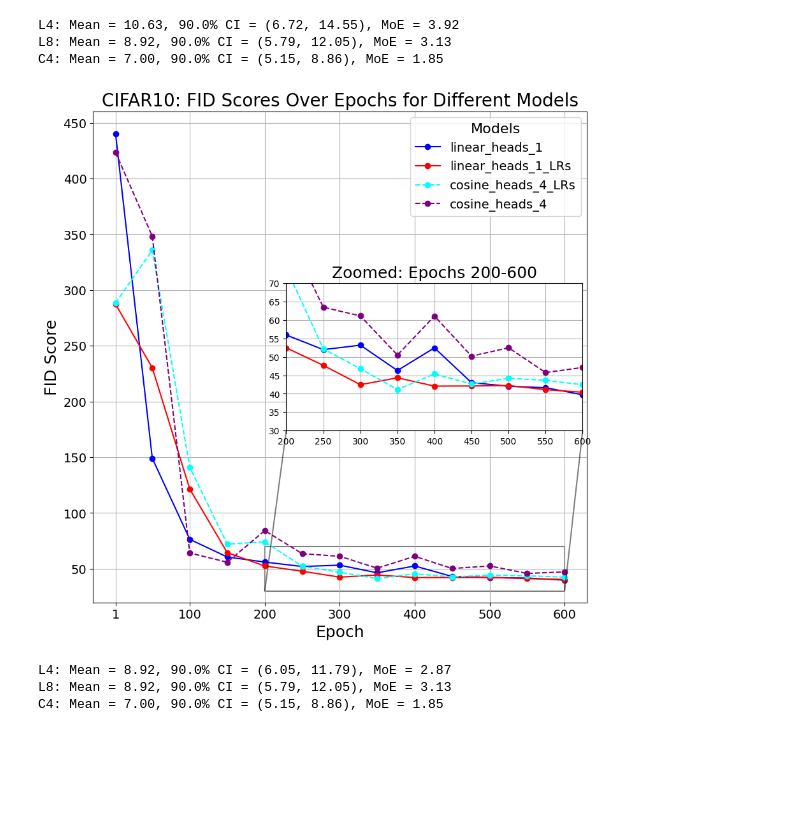
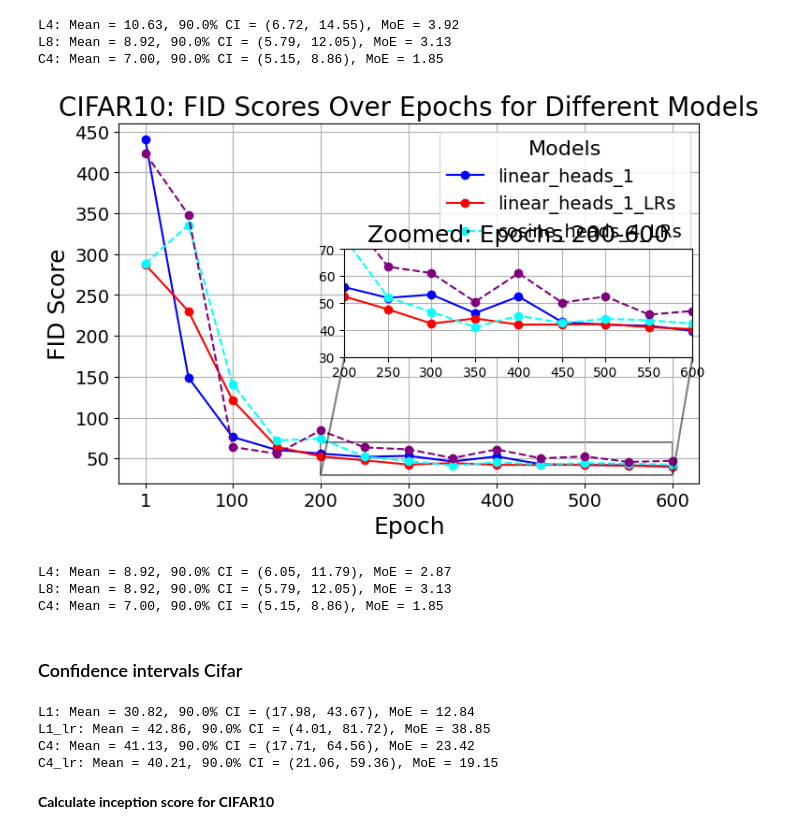
Before and after one commit to jonathansim/reproducing_DDPM, a Jupyter notebook: plots_for_report.ipynb, the cells around one changed output. Cells and saved outputs as stored; diff of their text form; code cells hidden in the pictures; blank space fills up the shorter version.

```diff
--- a/plots_for_report.ipynb
+++ b/plots_for_report.ipynb
@@ -143,7 +143,7 @@ line_styles = {
 }
 
 # Create main plot
-fig, ax = plt.subplots(figsize=(10, 10))
+fig, ax = plt.subplots(figsize=(10, 6))
 for i, (model, scores) in enumerate(fid_scores.items()):
     if "linear" in model:
         color = linear_colors[i % len(linear_colors)]
@@ -262,7 +262,7 @@ line_styles = {
 }
 
 # Create main plot
-fig, ax = plt.subplots(figsize=(10, 10))
+fig, ax = plt.subplots(figsize=(8, 5))
 for i, (model, scores) in enumerate(fid_scores.items()):
     if "linear" in model:
         color = linear_colors[i % len(linear_colors)]
@@ -291,34 +291,34 @@ for i, (model, scores) in enumerate(fid_scores.items()):
         color = linear_colors[i % len(linear_colors)]
         linestyle = line_styles["linear"]
     elif "cosine" in model:
         color = cosine_colors[i % len(cosine_colors)]
         linestyle = line_styles["cosine"]
     else:
         color = "gray"
         linestyle = "-"
     inset_ax.plot(epochs, scores, marker="o", label=model, color=color, linestyle=linestyle)
 
 inset_ax.set_xlim(200, 600)  # Zoom in on epochs 200 to 600
 inset_ax.set_ylim(30, 70)  # Adjust Y-axis to focus on the zoomed data range
 inset_ax.set_title("Zoomed: Epochs 200-600", fontsize=18)
 inset_ax.grid()
 
 # Add legend to the inset
 #inset_ax.legend(title="Models (Zoomed)", title_fontsize=12, fontsize=10)
 
 # Highlight inset region
 from mpl_toolkits.axes_grid1.inset_locator import mark_inset
 
 # Ensure limits match the zoomed data range
 inset_ax.set_xlim(200, 600)
 inset_ax.set_ylim(30, 70)  # Adjust this range as needed
 
 # Explicitly mark the inset zoom
 mark_inset(ax, inset_ax, loc1=3, loc2=4, alpha = 0.5, fc="none", ec="black", lw=1.5)
 
 plt.show()
 # %% [output]
-[figure, old version]
+[figure, new version]
 # %%
 import numpy as np
 from scipy.stats import t
@@ -356,3 +356,45 @@ for i, (exp, stats) in enumerate(ci_results.items()):
 L4: Mean = 8.92, 90.0% CI = (6.05, 11.79), MoE = 2.87
 L8: Mean = 8.92, 90.0% CI = (5.79, 12.05), MoE = 3.13
 C4: Mean = 7.00, 90.0% CI = (5.15, 8.86), MoE = 1.85
+# %% [markdown]
+### Confidence intervals Cifar
+# %%
+import numpy as np
+from scipy.stats import t
+
+# Example data: Replace with your actual metrics for each experiment
+experiments = {
+    "L1": [39.55, 27.42, 25.50],
+    "L1_lr": [32.12, 27.15, 69.32],
+    "C4": [30.52, 36.02, 56.86],
+    #"C1": [23.8, 24.1, 23.6],
+    "C4_lr": [45.16, 27.22, 48.26],
+    #"C8": [23.8, 24.1, 23.6],
+    # Add all experiments
+}
+
+# Confidence interval computation
+ci_results = {}
+confidence_level = 0.90
+margin_of_errors = []
+
+for exp, values in experiments.items():
+    mean = np.mean(values)
+    std_dev = np.std(values, ddof=1)  # Sample standard deviation
+    sem = std_dev / np.sqrt(len(values))
+    t_critical = t.ppf((1 + confidence_level) / 2, df=len(values) - 1)
+    margin_of_error = t_critical * sem
+    margin_of_errors.append(margin_of_error)
+    ci = (mean - margin_of_error, mean + margin_of_error)
+    ci_results[exp] = {"Mean": mean, "CI": ci}
+
+# Print results
+for i, (exp, stats) in enumerate(ci_results.items()):
+    print(f"{exp}: Mean = {stats['Mean']:.2f}, {confidence_level*100}% CI = ({stats['CI'][0]:.2f}, {stats['CI'][1]:.2f}), MoE = {margin_of_errors[i]:.2f}")
+# %% [output]
+L1: Mean = 30.82, 90.0% CI = (17.98, 43.67), MoE = 12.84
+L1_lr: Mean = 42.86, 90.0% CI = (4.01, 81.72), MoE = 38.85
+C4: Mean = 41.13, 90.0% CI = (17.71, 64.56), MoE = 23.42
+C4_lr: Mean = 40.21, 90.0% CI = (21.06, 59.36), MoE = 19.15
+# %% [markdown]
+**Calculate inception score for CIFAR10**
```
Also changed, not shown: parts of 2 cells of this notebook, 3 other files.
